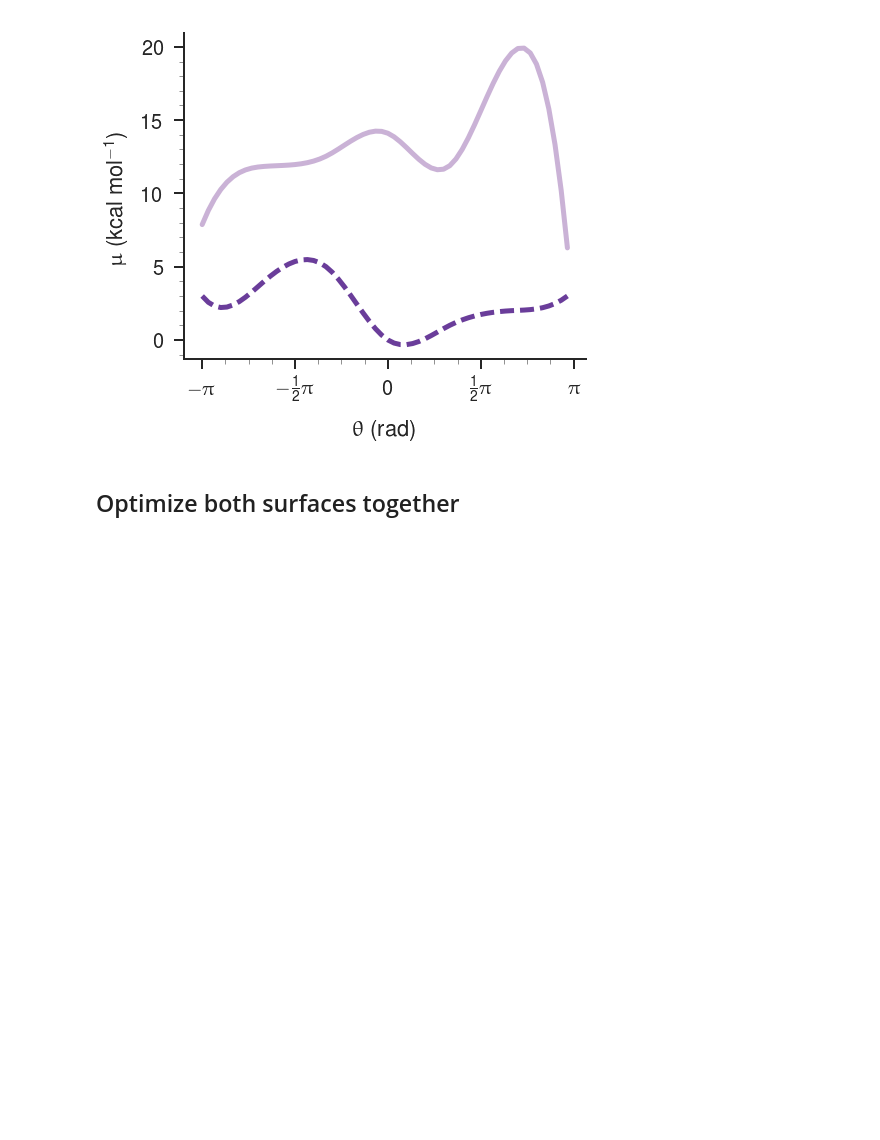
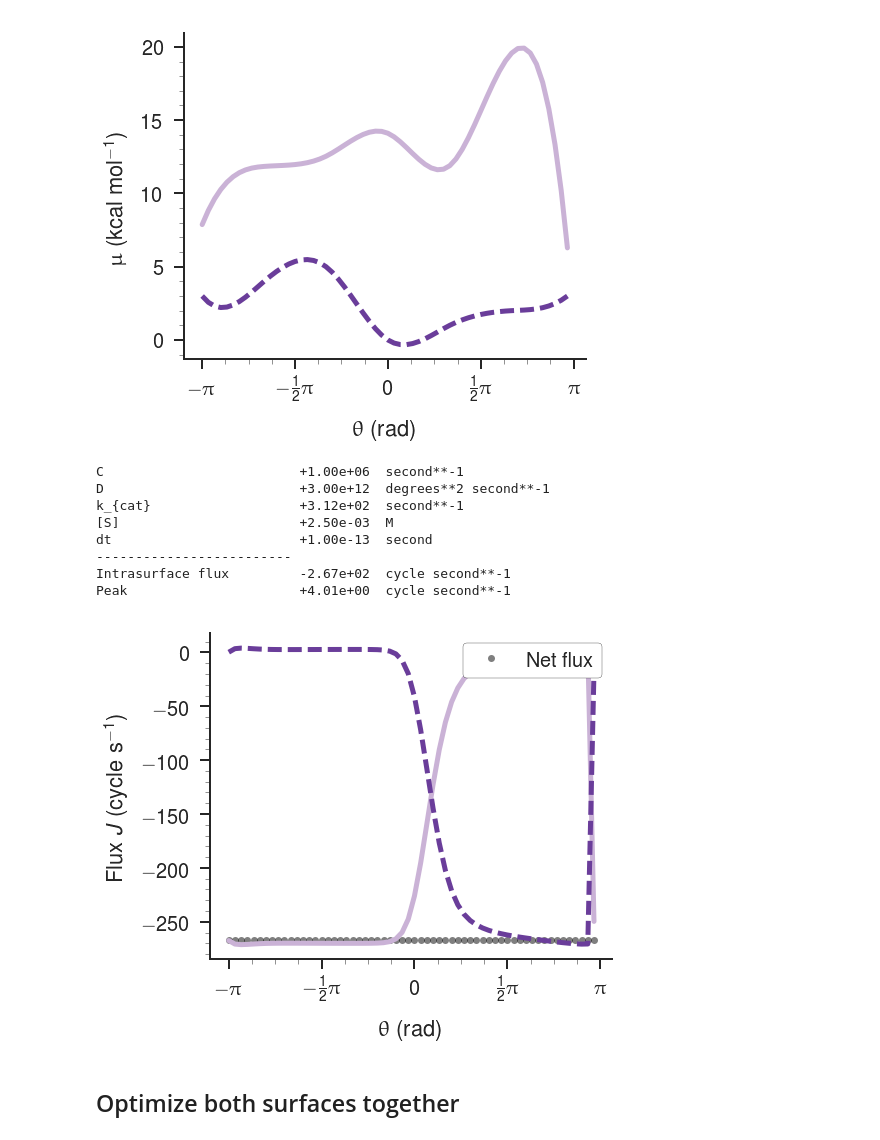
Before and after one commit to slochower/nonequilibrium-master, a Jupyter notebook: notebooks/surface-optimization/optimize-flux.ipynb, the cells around one changed output. Drawn from its saved outputs; the diff is of its cells as text; code cells hidden in the pictures; blank space fills up the shorter version.

Commit message:
Investigate COBYLA co-optimized surfaces

```diff
--- a/notebooks/surface-optimization/optimize-flux.ipynb
+++ b/notebooks/surface-optimization/optimize-flux.ipynb
@@ -224,3 +222,15 @@ plot_flux(thi)
+# %%
+plot_flux(this, save=True, filename='COBYLA-optimized-flux')
+# %% [output]
+C                         +1.00e+06  second**-1
+D                         +3.00e+12  degrees**2 second**-1
+k_{cat}                   +3.12e+02  second**-1
+[S]                       +2.50e-03  M
+dt                        +1.00e-13  second
+-------------------------
+Intrasurface flux         -2.67e+02  cycle second**-1
+Peak                      +4.01e+00  cycle second**-1
+[figure, added]
 # %% [markdown]
 ## Optimize both surfaces together
 # %%
```
Also changed, not shown: parts of 1 cell of this notebook.
